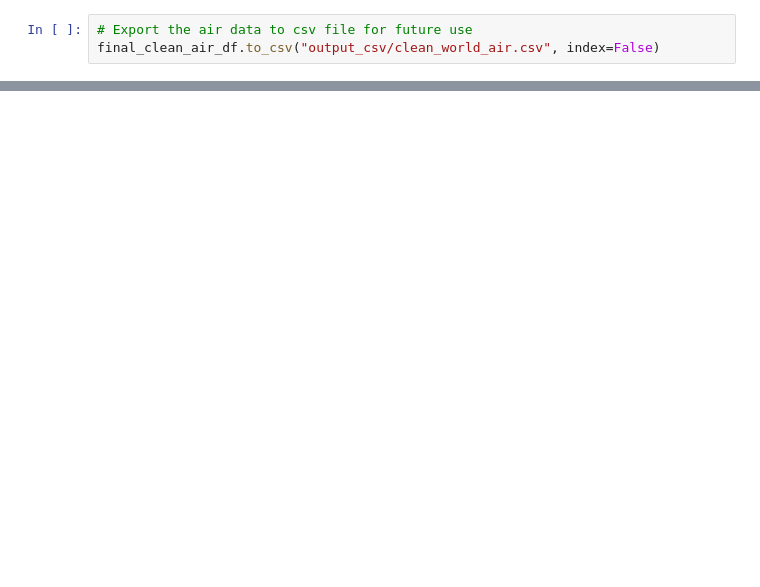
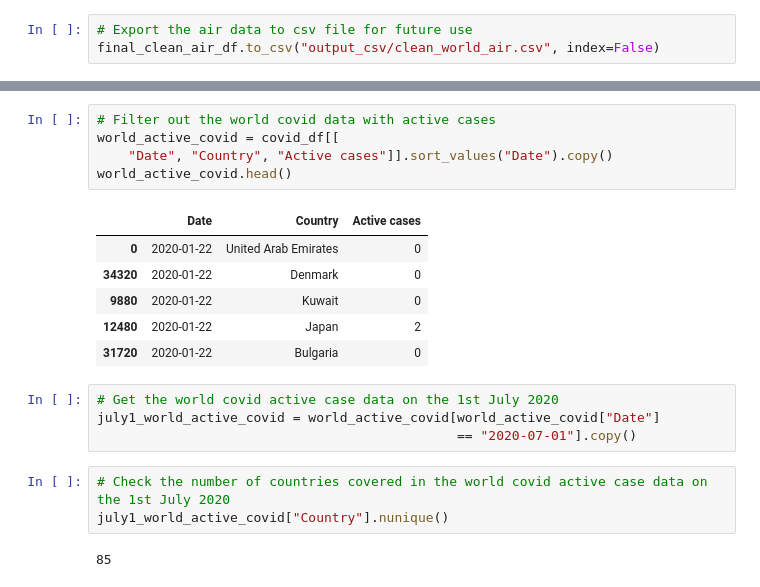
Before and after one commit to firdausmehta/COVID19-Global-Air-Quality, a Jupyter notebook: Clean_Data_Firdaus.ipynb, the cells around one changed output, grey strips where cells are left out. Saved outputs shown, nothing was run; the diff lists cells and outputs as text; blank space fills up the shorter version.

```diff
--- a/Clean_Data_Firdaus.ipynb
+++ b/Clean_Data_Firdaus.ipynb
@@ -579,0 +591,21 @@ final_clean_air_df.to_csv("output_csv/clean_world_air.csv", index=False)
+# %%
+# Filter out the world covid data with active cases
+world_active_covid = covid_df[[
+    "Date", "Country", "Active cases"]].sort_values("Date").copy()
+world_active_covid.head()
+# %% [output]
+|  | Date | Country | Active cases |
+| 0 | 2020-01-22 | United Arab Emirates | 0 |
+| 34320 | 2020-01-22 | Denmark | 0 |
+| 9880 | 2020-01-22 | Kuwait | 0 |
+| 12480 | 2020-01-22 | Japan | 2 |
+| 31720 | 2020-01-22 | Bulgaria | 0 |
+# %%
+# Get the world covid active case data on the 1st July 2020
+july1_world_active_covid = world_active_covid[world_active_covid["Date"]
+                                              == "2020-07-01"].copy()
+# %%
+# Check the number of countries covered in the world covid active case data on the 1st July 2020
+july1_world_active_covid["Country"].nunique()
+# %% [output]
+85
```
Also changed, not shown: parts of 3 cells of this notebook.
